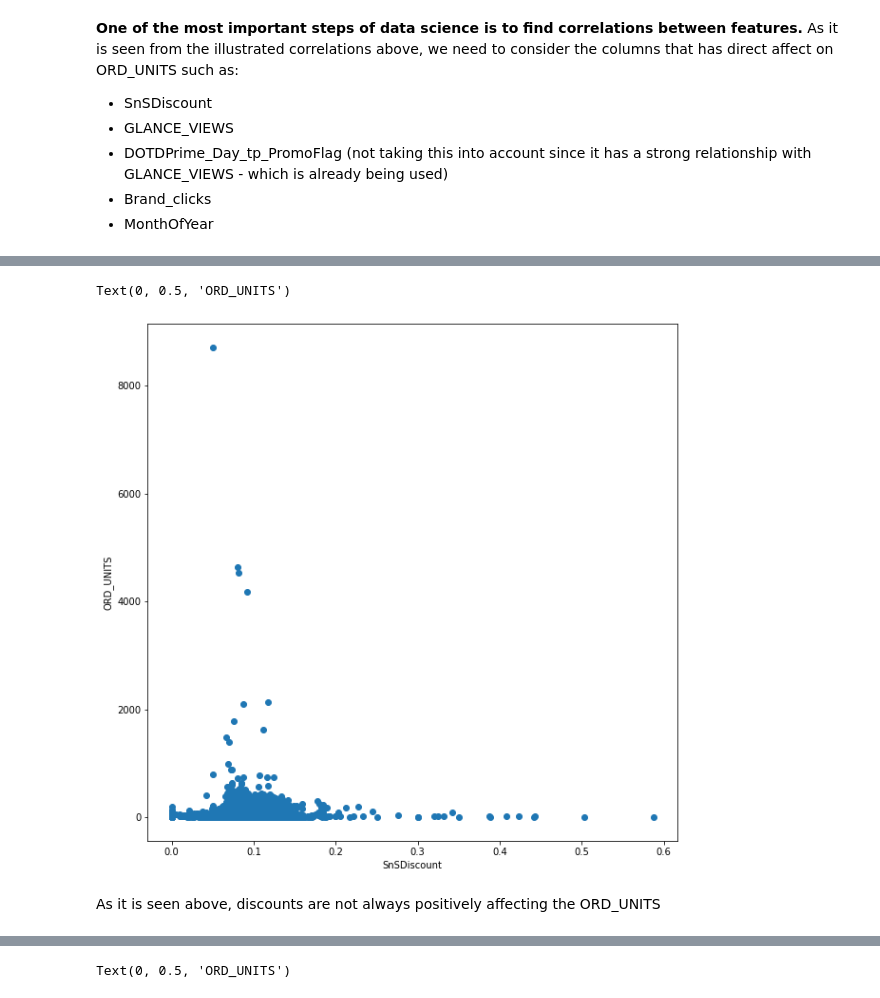
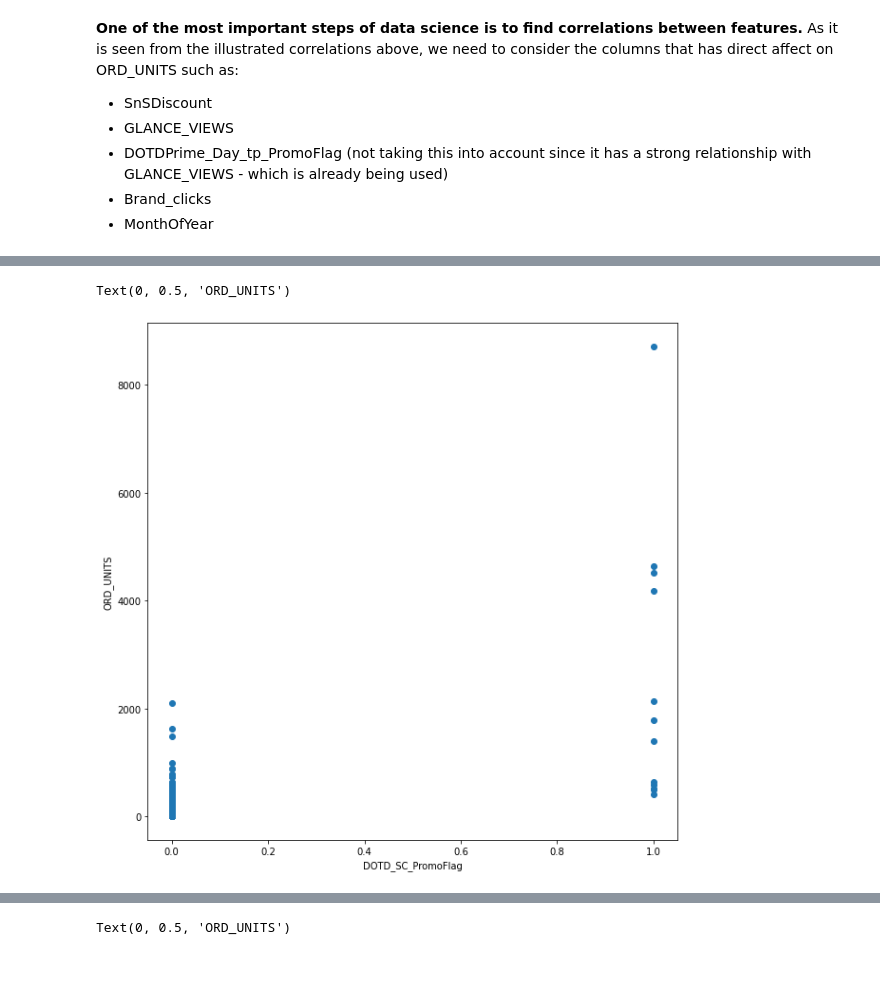
Before and after one commit to egenc/DataScience_tasks, a Jupyter notebook: ODDA_task.ipynb, the cells around one changed output, grey strips where cells are left out. Cells and saved outputs as stored; diff of their text form; code cells hidden in the pictures; blank space fills up the shorter version.

```diff
--- a/ODDA_task.ipynb
+++ b/ODDA_task.ipynb
@@ -226,13 +263,11 @@ sns.heatmap(df_raw.corr(),cbar=True,annot=True,cmap='Blues')
 # %%
-## From the outpu above, it looks the most correlated columns are SnSDiscount, GLANCE_VIEWS, Brand_clicks, MonthOfYear
+## From the outpu above, it looks the most correlated columns are DOTD_SC_PromoFlag, GLANCE_VIEWS, Brand_clicks, DOTDPrime_Day_tp_PromoFlag
 # correspoding to output: ORD_UNITS
 ## So I will be focusing on them.
 plt.figure(figsize=(10,10))
-plt.scatter(x='SnSDiscount',y='ORD_UNITS',data=df_raw)
-plt.xlabel('SnSDiscount')
+plt.scatter(x='DOTD_SC_PromoFlag',y='ORD_UNITS',data=df_raw)
+plt.xlabel('DOTD_SC_PromoFlag')
 plt.ylabel('ORD_UNITS')
 # %% [output]
 Text(0, 0.5, 'ORD_UNITS')
-[figure, old version]
+[figure, new version]
-# %% [markdown]
-As it is seen above, discounts are not always positively affecting the ORD_UNITS
```
Also changed, not shown: parts of 59 cells of this notebook.
